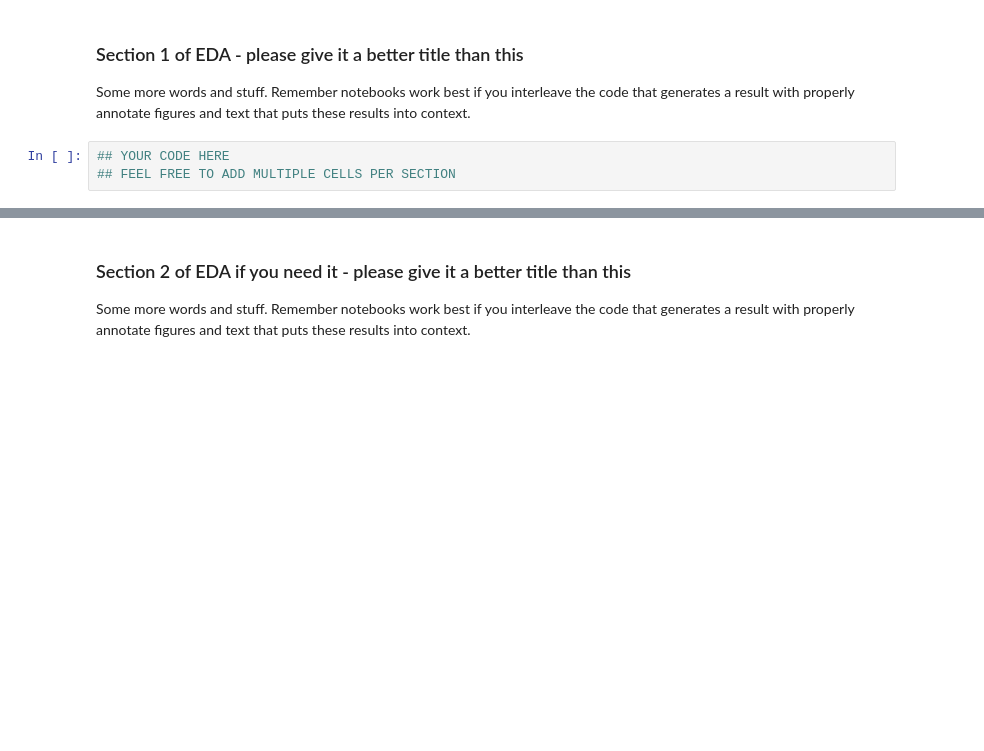
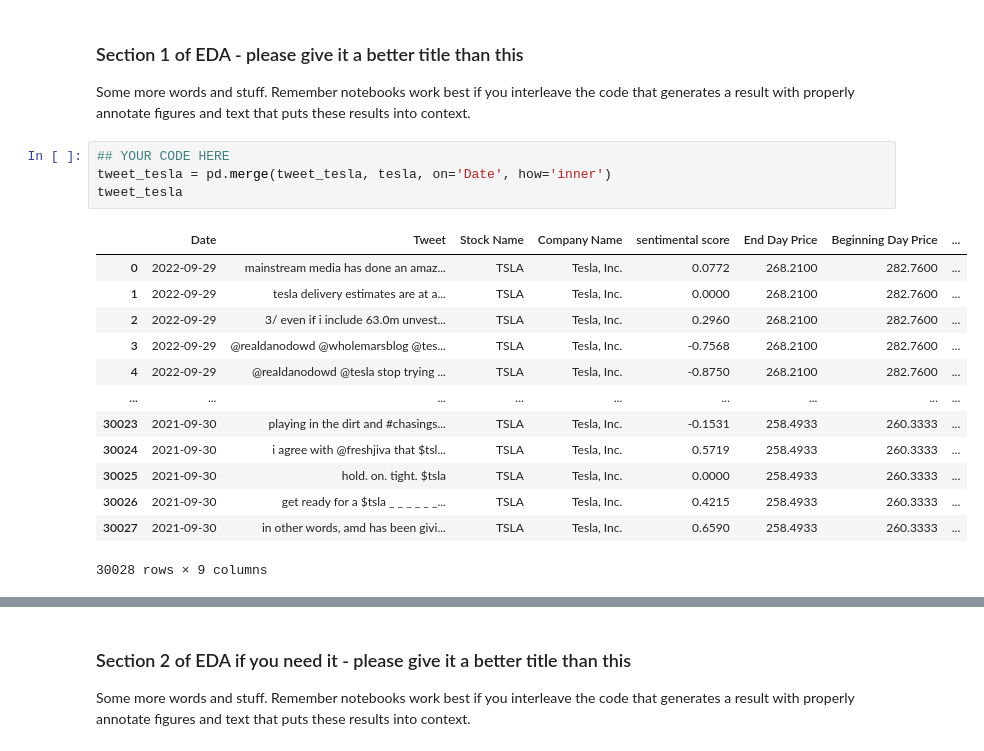
Before and after one commit to theTY2002/COGS-108-Final-Project, a Jupyter notebook: EDACheckpoint_Group116_FA23.ipynb, the cells around one changed output, grey strips where cells are left out. Drawn from its saved outputs; the diff is of its cells as text; blank space fills up the shorter version.

```diff
--- a/EDACheckpoint_Group116_FA23.ipynb
+++ b/EDACheckpoint_Group116_FA23.ipynb
@@ -319,6 +274,21 @@ Carry out whatever EDA you need to for your project.  Because every project will
 ### Section 1 of EDA - please give it a better title than this
 
 Some more words and stuff.  Remember notebooks work best if you interleave the code that generates a result with properly annotate figures and text that puts these results into context.
-# %%
-## YOUR CODE HERE
-## FEEL FREE TO ADD MULTIPLE CELLS PER SECTION
+# %%
+## YOUR CODE HERE
+tweet_tesla = pd.merge(tweet_tesla, tesla, on='Date', how='inner')
+tweet_tesla
+# %% [output]
+|  | Date | Tweet | Stock Name | Company Name | sentimental score | End Day Price | Beginning Day Price | ... |
+| 0 | 2022-09-29 | mainstream media has done an amaz... | TSLA | Tesla, Inc. | 0.0772 | 268.2100 | 282.7600 | ... |
+| 1 | 2022-09-29 | tesla delivery estimates are at a... | TSLA | Tesla, Inc. | 0.0000 | 268.2100 | 282.7600 | ... |
+| 2 | 2022-09-29 | 3/ even if i include 63.0m unvest... | TSLA | Tesla, Inc. | 0.2960 | 268.2100 | 282.7600 | ... |
+| 3 | 2022-09-29 | @realdanodowd @wholemarsblog @tes... | TSLA | Tesla, Inc. | -0.7568 | 268.2100 | 282.7600 | ... |
+| 4 | 2022-09-29 | @realdanodowd @tesla stop trying ... | TSLA | Tesla, Inc. | -0.8750 | 268.2100 | 282.7600 | ... |
+| ... | ... | ... | ... | ... | ... | ... | ... | ... |
+| 30023 | 2021-09-30 | playing in the dirt and #chasings... | TSLA | Tesla, Inc. | -0.1531 | 258.4933 | 260.3333 | ... |
+| 30024 | 2021-09-30 | i agree with @freshjiva that $tsl... | TSLA | Tesla, Inc. | 0.5719 | 258.4933 | 260.3333 | ... |
+| 30025 | 2021-09-30 | hold. on. tight. $tsla | TSLA | Tesla, Inc. | 0.0000 | 258.4933 | 260.3333 | ... |
+| 30026 | 2021-09-30 | get ready for a $tsla _ _ _ _ _ _... | TSLA | Tesla, Inc. | 0.4215 | 258.4933 | 260.3333 | ... |
+| 30027 | 2021-09-30 | in other words, amd has been givi... | TSLA | Tesla, Inc. | 0.6590 | 258.4933 | 260.3333 | ... |
+30028 rows × 9 columns
```
Also changed, not shown: parts of 11 cells of this notebook.
